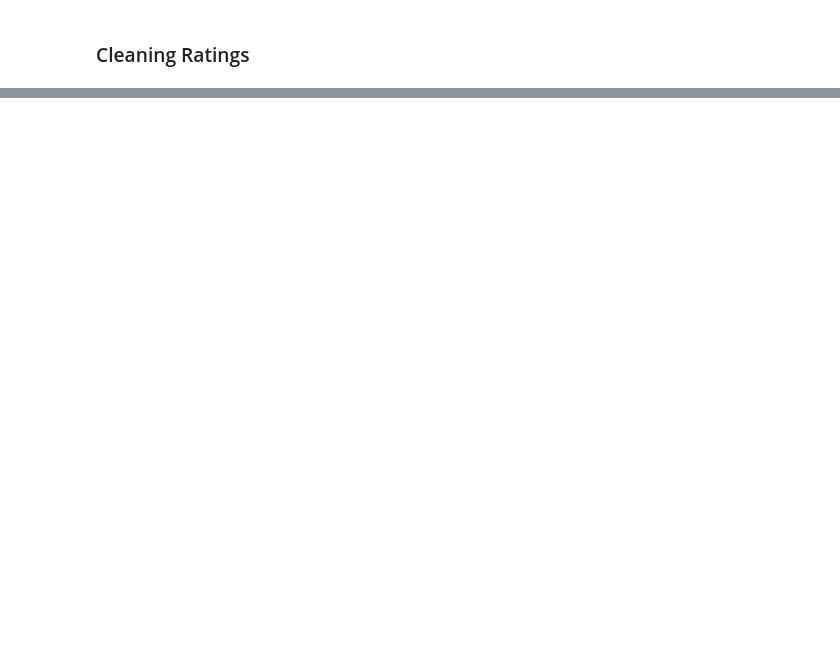
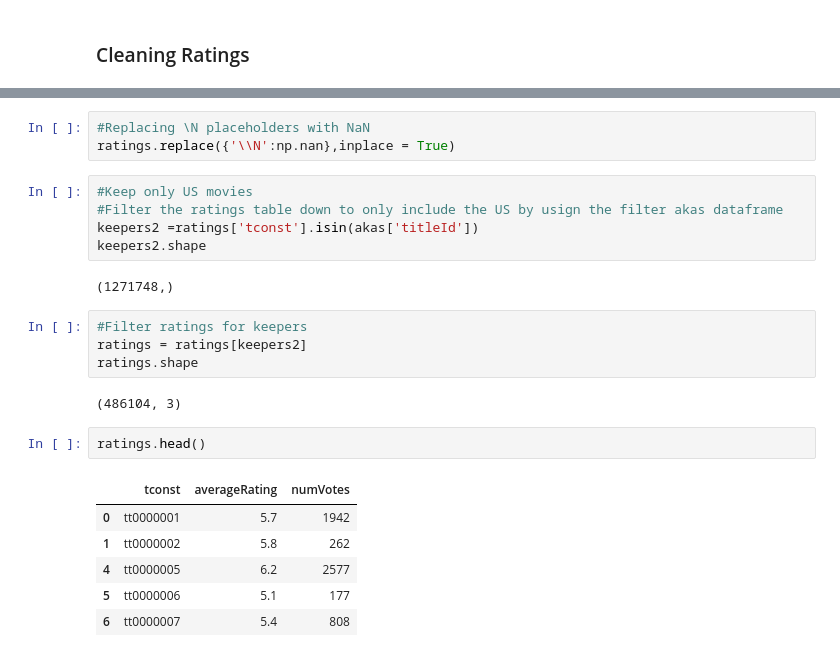
Before and after one commit to craiggossen/Project-3--Core, a Jupyter notebook: Untitled.ipynb, the cells around one changed output, grey strips where cells are left out. Saved outputs shown, nothing was run; the diff lists cells and outputs as text; blank space fills up the shorter version.

```diff
--- a/Untitled.ipynb
+++ b/Untitled.ipynb
@@ -68,0 +218,25 @@ titles.shape
+# %%
+#Replacing \N placeholders with NaN
+ratings.replace({'\\N':np.nan},inplace = True)
+# %%
+#Keep only US movies
+#Filter the ratings table down to only include the US by usign the filter akas dataframe
+keepers2 =ratings['tconst'].isin(akas['titleId'])
+keepers2.shape
+# %% [output]
+(1271748,)
+# %%
+#Filter ratings for keepers
+ratings = ratings[keepers2]
+ratings.shape
+# %% [output]
+(486104, 3)
+# %%
+ratings.head()
+# %% [output]
+|  | tconst | averageRating | numVotes |
+| 0 | tt0000001 | 5.7 | 1942 |
+| 1 | tt0000002 | 5.8 | 262 |
+| 4 | tt0000005 | 6.2 | 2577 |
+| 5 | tt0000006 | 5.1 | 177 |
+| 6 | tt0000007 | 5.4 | 808 |
```
Also changed, not shown: parts of 23 cells of this notebook.
